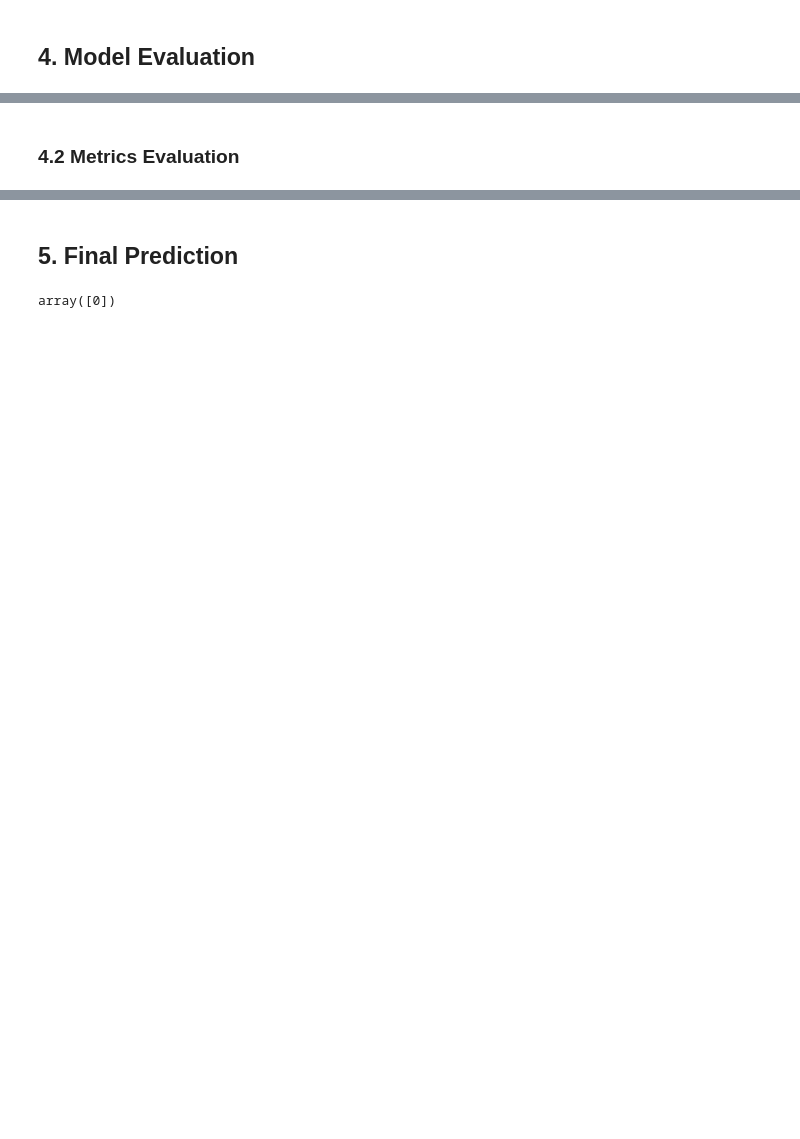
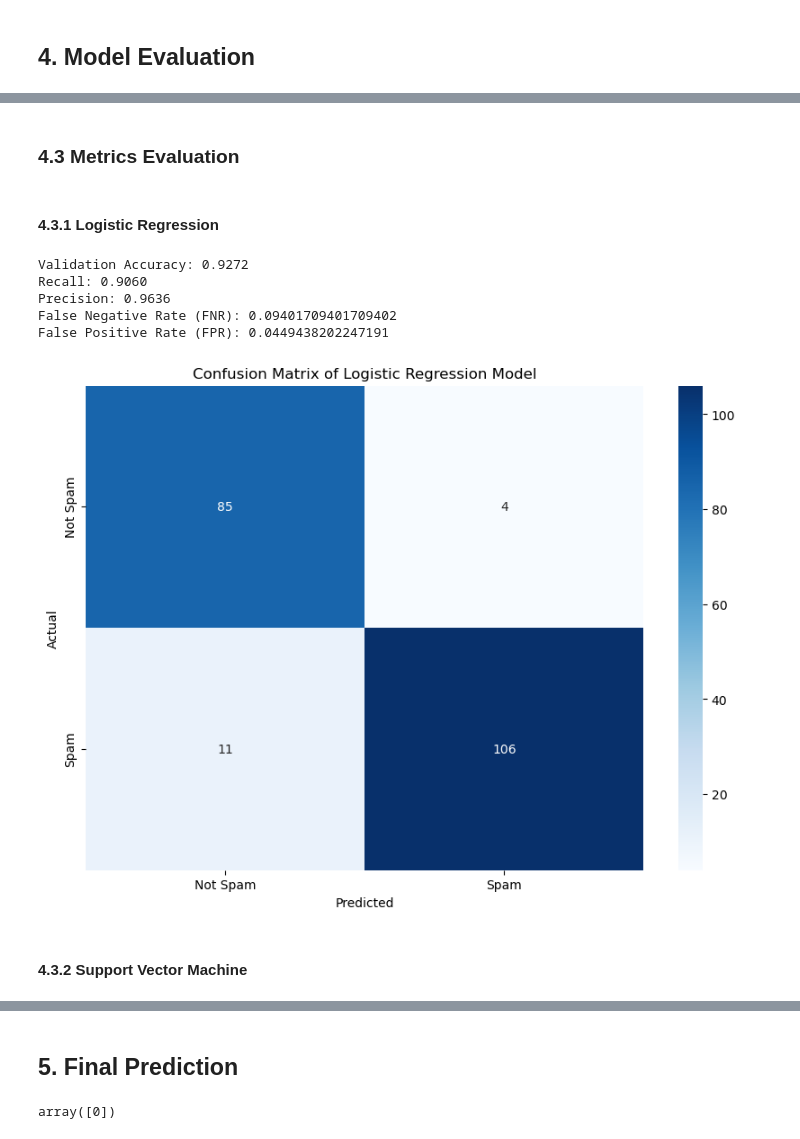
Before and after one commit to wogus00/spam-classification, a Jupyter notebook: submission_notebook.ipynb, the cells around one changed output, grey strips where cells are left out. Drawn from its saved outputs; the diff is of its cells as text; code cells hidden in the pictures; blank space fills up the shorter version.

```diff
--- a/submission_notebook.ipynb
+++ b/submission_notebook.ipynb
@@ -712,10 +661,9 @@ x_t_train, x_t_test, y_t_train, y_t_test = train_test_split(x_tf_idf, y, test_si
 # %%
-# tf_idf
 hard_margin_svm = SVC(kernel='linear', C=100000000000)
 
-hard_margin_svm.fit(x_t_train, y_t_train)
-y_pred = hard_margin_svm.predict(x_t_test)
+hard_margin_svm.fit(x_train, y_train)
+y_pred = hard_margin_svm.predict(x_test)
 
-tf_idf_hard_margin_svm_accuracy_score = accuracy_score(y_t_test, y_pred)
-tf_idf_hard_margin_svm_accuracy_score
+hard_margin_svm_accuracy_score = accuracy_score(y_test, y_pred)
+hard_margin_svm_accuracy_score
 # %% [output]
@@ -846,2 +788,41 @@ for feature in top_20_features_names:
 # %% [markdown]
-### 4.2 Metrics Evaluation
+### 4.3 Metrics Evaluation
+# %% [markdown]
+#### 4.3.1 Logistic Regression
+# %%
+best_lr_model = grid_search_lr.best_estimator_
+y_val_pred = best_lr_model.predict(x_test)
+val_accuracy = accuracy_score(y_test, y_val_pred)
+recall = recall_score(y_test, y_val_pred)
+precision = precision_score(y_test, y_val_pred)
+print(f"Validation Accuracy: {val_accuracy:.4f}")
+print(f"Recall: {recall:.4f}")
+print(f"Precision: {precision:.4f}")
+
+conf_matrix = confusion_matrix(y_test, y_val_pred)
+
+TN, FP, FN, TP = conf_matrix.ravel()
+
+# Calculate FNR and FPR
+FNR = FN / (FN + TP)
+FPR = FP / (FP + TN)
+
+print(f"False Negative Rate (FNR): {FNR}")
+print(f"False Positive Rate (FPR): {FPR}")
+
+# Plot the confusion matrix
+plt.figure(figsize=(10, 7))
+sns.heatmap(conf_matrix, annot=True, fmt='d', cmap='Blues', xticklabels=['Not Spam', 'Spam'], yticklabels=['Not Spam', 'Spam'])
+plt.xlabel('Predicted')
+plt.ylabel('Actual')
+plt.title('Confusion Matrix of Logistic Regression Model')
+plt.show()
+# %% [output]
+Validation Accuracy: 0.9272
+Recall: 0.9060
+Precision: 0.9636
+False Negative Rate (FNR): 0.09401709401709402
+False Positive Rate (FPR): 0.0449438202247191
+[figure, added]
+# %% [markdown]
+#### 4.3.2 Support Vector Machine
```
Also changed, not shown: parts of 39 cells of this notebook.
